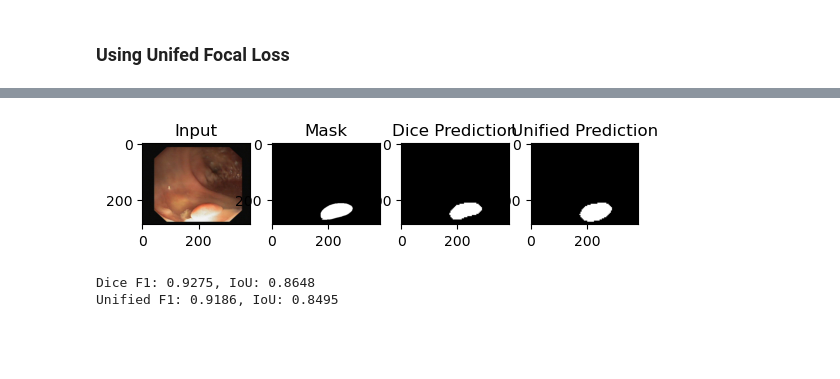
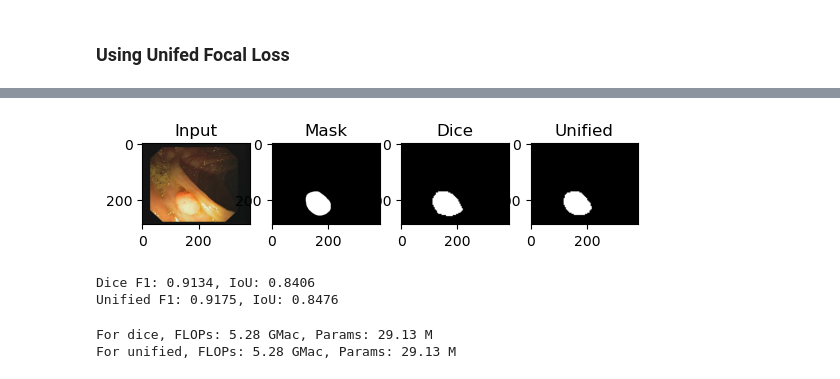
Before and after one commit to rennaMAhcuS/EMCAD, a Jupyter notebook: EMCAD_colon.ipynb, the cells around one changed output, grey strips where cells are left out. Cells and saved outputs as stored; diff of their text form; code cells hidden in the pictures; blank space fills up the shorter version.

```diff
--- a/EMCAD_colon.ipynb
+++ b/EMCAD_colon.ipynb
@@ -74,6 +48,7 @@ from torch.nn import functional
 
 # Single GPU
 model_dice = PVTEMCAD().to(device)
+
 
 # # Multi GPU
 # model = nn.DataParallel(PVTEMCAD().to(device), device_ids=device_ids)
@@ -95,7 +70,7 @@ def dice_loss(predictions, target, smooth=1e-6):
 
 
 optimizer_dice = torch.optim.AdamW(model_dice.parameters(), lr=5e-5)
-epochs = 10
+epochs = 50
 for epoch in range(epochs):
     epoch_loss = 0
     num_batches = 0
@@ -141,7 +134,7 @@ model_unified = PVTEMCAD().to(device)
 # model_unified = nn.DataParallel(PVTEMCAD().to(device), device_ids=device_ids)
 
 optimizer_unified = torch.optim.AdamW(model_unified.parameters(), lr=5e-5)
-epochs = 10
+epochs = 50
 for epoch in range(epochs):
     epoch_loss = 0
     num_batches = 0
@@ -174,41 +174,41 @@ Epoch 10: Avg Loss = 0.0404
 # %%
 # Get the i-th image's prediction from the validation dataset
-index = 16
+index = 4
 image, mask = val_loader.dataset[index]
 image = image.unsqueeze(0).to(device)
 
 model_dice.eval()
 with torch.no_grad():
     output_dice = torch.sigmoid(model_dice(image))
     output_dice = functional.interpolate(output_dice, size=(mask.shape[1], mask.shape[2]), mode='nearest')
     pred_dice = output_dice.cpu().squeeze().numpy()
 
 model_unified.eval()
 with torch.no_grad():
     output_unified = torch.sigmoid(model_unified(image))
     output_unified = functional.interpolate(output_unified, size=(mask.shape[1], mask.shape[2]), mode='nearest')
     pred_unified = output_unified.cpu().squeeze().numpy()
 
 # Visualize properly
 plt.subplot(1, 4, 1)
 plt.imshow(image.squeeze().permute(1, 2, 0).cpu())
 plt.title("Input")
 
 plt.subplot(1, 4, 2)
 plt.imshow(mask.squeeze(), cmap='gray')
 plt.title("Mask")
 
 plt.subplot(1, 4, 3)
 plt.imshow(pred_dice > 0.5, cmap='gray')
-plt.title("Dice Prediction")
+plt.title("Dice")
 
 plt.subplot(1, 4, 4)
 plt.imshow(pred_unified > 0.5, cmap='gray')
-plt.title("Unified Prediction")
+plt.title("Unified")
 
 plt.show()
 # %% [output]
-[figure, old version]
+[figure, new version]
 # %%
 all_preds_dice = []
 all_preds_unified = []
@@ -242,5 +242,21 @@ iou_unified = jaccard_score(all_targets, all_preds_unified)
 print(f"Dice F1: {f1_dice:.4f}, IoU: {iou_dice:.4f}")
 print(f"Unified F1: {f1_unified:.4f}, IoU: {iou_unified:.4f}")
 # %% [output]
-Dice F1: 0.9275, IoU: 0.8648
-Unified F1: 0.9186, IoU: 0.8495
+Dice F1: 0.9134, IoU: 0.8406
+Unified F1: 0.9175, IoU: 0.8476
+# %%
+from ptflops import get_model_complexity_info
+
+with device:
+    macs_dice, params_dice = get_model_complexity_info(model_dice, input_res=(3, 224, 224), as_strings=True,
+                                                       print_per_layer_stat=False, verbose=False)
+print(f"For dice, FLOPs: {macs_dice}, Params: {params_dice}")
+
+with device:
+    macs_unified, params_unified = get_model_complexity_info(model_unified, input_res=(3, 224, 224), as_strings=True,
+                                                             print_per_layer_stat=False, verbose=False)
+
+print(f"For unified, FLOPs: {macs_unified}, Params: {params_unified}")
+# %% [output]
+For dice, FLOPs: 5.28 GMac, Params: 29.13 M
+For unified, FLOPs: 5.28 GMac, Params: 29.13 M
```
Also changed, not shown: parts of 5 cells of this notebook, 1 other file.
